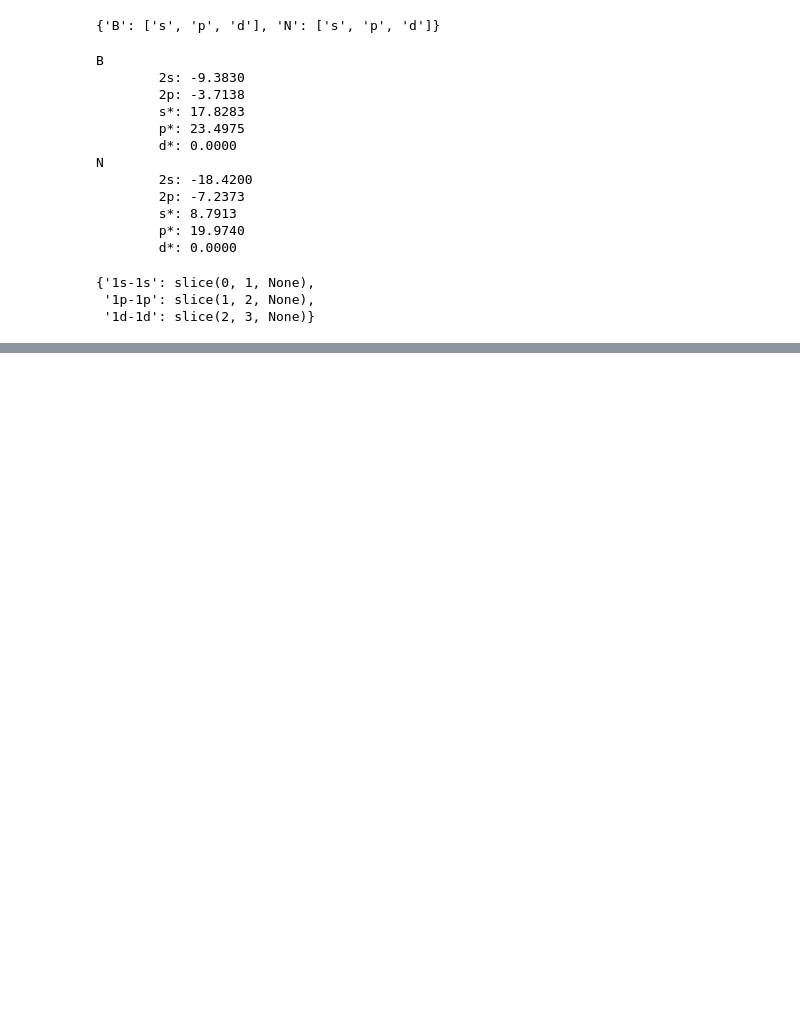
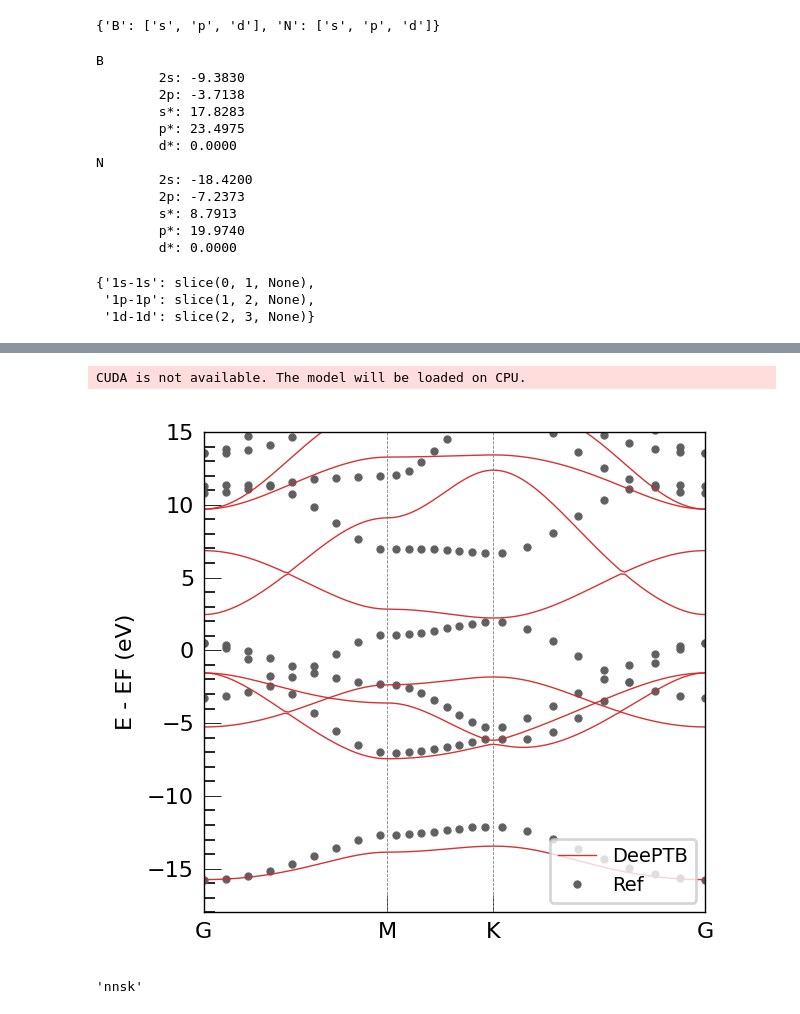
Before and after one commit to deepmodeling/DeePTB, a Jupyter notebook: examples/base_model/usage.ipynb, the cells around one changed output, grey strips where cells are left out. Drawn from its saved outputs; the diff is of its cells as text; code cells hidden in the pictures; blank space fills up the shorter version.

```diff
--- a/examples/base_model/usage.ipynb
+++ b/examples/base_model/usage.ipynb
@@ -169,0 +312,54 @@ model.idp_sk.skonsite_maps
+# %%
+nnsk_json = NNSK.from_reference(checkpoint= "./emp_sk.json")
+# %% [output]
+CUDA is not available. The model will be loaded on CPU.
+# %%
+common_options = {
+    "basis": {
+        "B": ["s", "p", "d"],
+        "N": ["s", "p", "d"],
+    },
+    "device": "cpu",
+    "dtype": "float32",
+    "overlap": True,
+    "seed": 3982377700
+}
+
+model = nnsk_json
+#build_model("./hBN_ckpt.json", no_check=True)
+# not the no_check=True, which is used to skip the check of the model options.
+# AtomicData_options = {"r_max": 5.0,"er_max": 3.5, "oer_max":1.6, "pbc": True}
+stru_data = '../hBN_dftb/data/struct.vasp'
+kpath_kwargs = {
+        "task": "band",
+        "kline_type":"abacus",
+        "kpath":[
+            [0, 0, 0, 50],
+            [0.5, 0, 0, 50],
+            [0.3333333, 0.3333333, 0, 50],
+            [0, 0, 0, 1]
+        ],
+        "nel_atom":{"N":5,"B":3},
+        "klabels":["G", "M", "K", "G"],
+        "E_fermi":-12.798759460449219,
+        "emin":-25,
+        "emax":15,
+        "ref_band": "../hBN_dftb/data/kpath.0/eigenvalues.npy"
+    }
+bcal = Band(model=model,
+            use_gui=False,
+            results_path='./',
+            device=model.device)
+eigenstatus = bcal.get_bands(data=stru_data,
+               kpath_kwargs=kpath_kwargs)
+
+bcal.band_plot(ref_band = kpath_kwargs["ref_band"],
+               E_fermi = -5,
+               emin = -18,
+               emax = 15)
+# %% [output]
+[figure, added]
+# %%
+model.name
+# %% [output]
+'nnsk'
```
Also changed, not shown: parts of 15 cells of this notebook, 1 other file.
